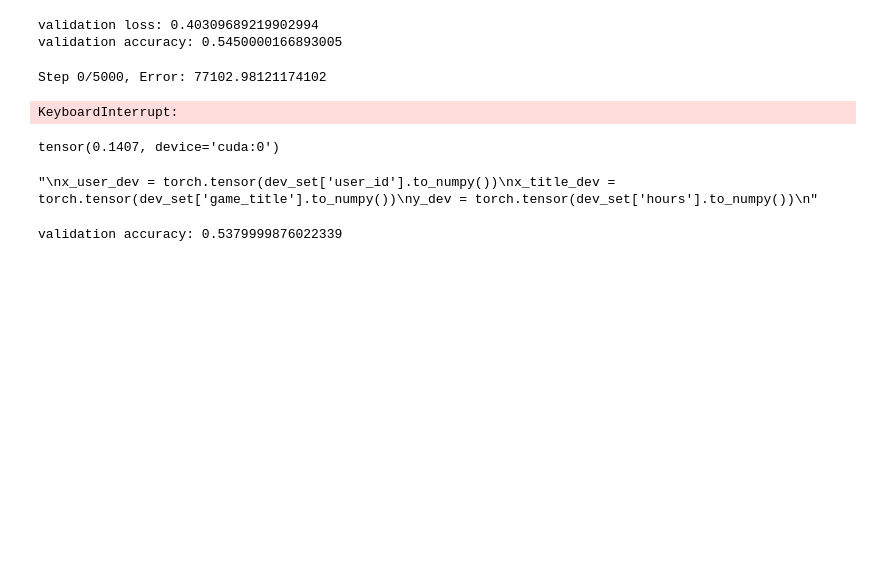
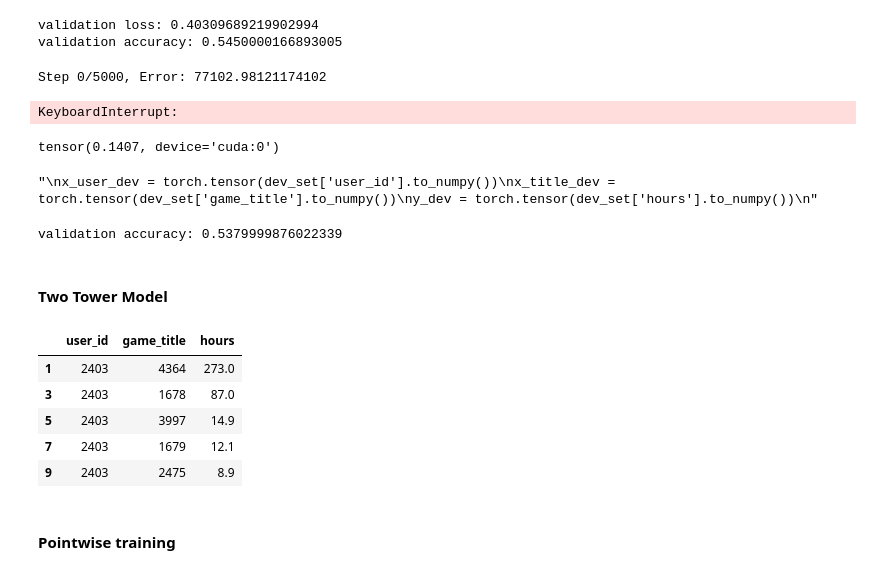
Before and after one commit to jingz-dev/ml_proto, a Jupyter notebook: src/recommender.ipynb, the cells around one changed output. Cells and saved outputs as stored; diff of their text form; code cells hidden in the pictures; blank space fills up the shorter version.

```diff
--- a/src/recommender.ipynb
+++ b/src/recommender.ipynb
@@ -278,0 +281,11 @@ validation accuracy: 0.5379999876022339
+# %% [markdown]
+#### Two Tower Model
+# %%
+train_set.head()
+# %% [output]
+|  | user_id | game_title | hours |
+| 1 | 2403 | 4364 | 273.0 |
+| 3 | 2403 | 1678 | 87.0 |
+| 5 | 2403 | 3997 | 14.9 |
+| 7 | 2403 | 1679 | 12.1 |
+| 9 | 2403 | 2475 | 8.9 |
@@ -278,0 +368,2 @@ validation accuracy: 0.5379999876022339
+# %% [markdown]
+#### Pointwise training
```
Also changed, not shown: parts of 23 cells of this notebook.
